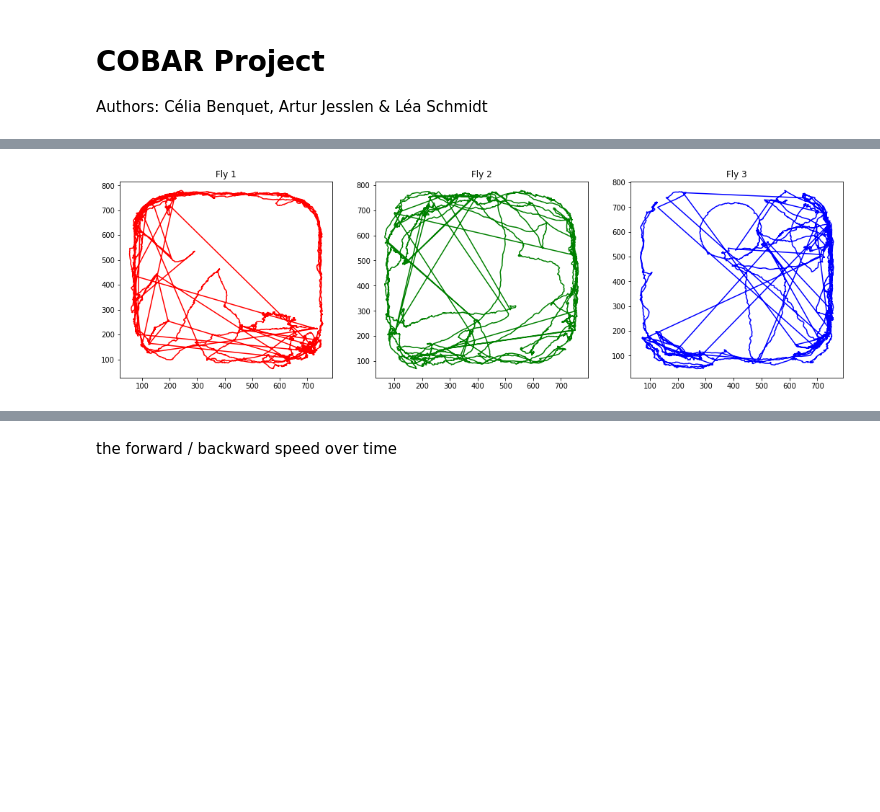
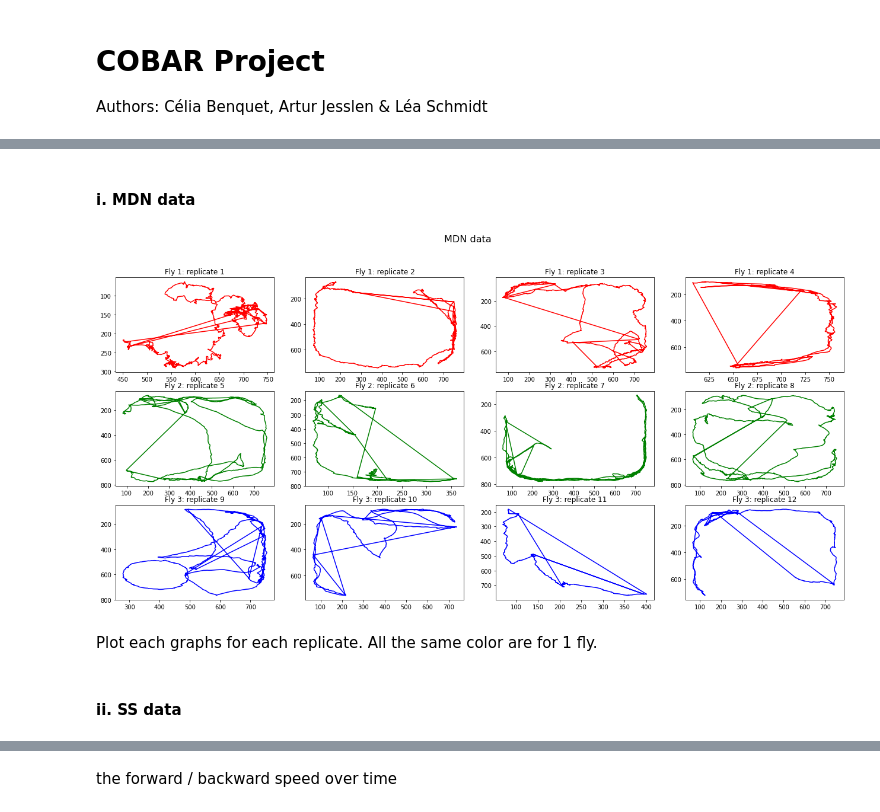
Before and after one commit to Arturjssln/CobarProject, a Jupyter notebook: COBAR_Project_Q1.ipynb, the cells around one changed output, grey strips where cells are left out. Drawn from its saved outputs; the diff is of its cells as text; code cells hidden in the pictures; blank space fills up the shorter version.

```diff
--- a/COBAR_Project_Q1.ipynb
+++ b/COBAR_Project_Q1.ipynb
@@ -86,19 +107,52 @@ plt.plot(centerx_MDN_2, centery_MDN_2, color= 'b', label='All flies')
-# %%
-plt.figure(figsize=(18, 5))
-
-plt.subplot(131)
-plt.plot(centerx_MDN_0, centery_MDN_0, color= 'r', label='Fly 1')
-plt.title('Fly 1')
-
-plt.subplot(132)
-plt.plot(centerx_MDN_1, centery_MDN_1, color= 'g', label='Fly 2')
-plt.title('Fly 2')
-
-plt.subplot(133)
-plt.plot(centerx_MDN_2, centery_MDN_2, color= 'b', label='Fly 3')
-plt.title('Fly 3')
-plt.plot
-
-plt.show()
-# %% [output]
-[figure, removed]
+# %%
+def calculate_position(num_replicate, replicate_name):
+    replicate = replicate_name
+    centerx = replicate[num_replicate]['center','posx']
+    centery = replicate[num_replicate]['center','posy']
+
+    final_position = [centerx , centery]
+    return final_position
+# %%
+def calculate_position_fly(num_replicate, replicate_name):
+    replicate = replicate_name
+    center1 = calculate_position(num_replicate, replicate_name)
+    center2 = calculate_position(num_replicate+1, replicate_name)
+    center3 = calculate_position(num_replicate+2, replicate_name)
+    center4 = calculate_position(num_replicate+3, replicate_name)
+
+    final_position = [center1 , center2, center3, center4]
+    return final_position
+# %% [markdown]
+#### i. MDN data
+# %%
+center_MDN_1 = calculate_position_fly(0, replicate_MDN)
+center_MDN_2 = calculate_position_fly(4, replicate_MDN)
+center_MDN_3 = calculate_position_fly(8, replicate_MDN)
+# %%
+plt.figure(figsize=(22, 10))
+plt.suptitle('MDN data', fontsize=16)
+
+for i in range(1,5):
+    plt.subplot(3,4,i)
+    plt.gca().invert_yaxis()
+    plt.plot(center_MDN_1[i-1][0], center_MDN_1[i-1][1], color= 'r')
+    plt.title('Fly 1: replicate ' + str(i))
+
+for i in range(1,5):
+    plt.subplot(3,4,i + 4)
+    plt.gca().invert_yaxis()
+    plt.plot(center_MDN_2[i-1][0], center_MDN_2[i-1][1], color= 'g')
+    plt.title('Fly 2: replicate ' + str(i+4))
+
+for i in range(1,5):
+    plt.subplot(3,4,i + 8)
+    plt.gca().invert_yaxis()
+    plt.plot(center_MDN_3[i-1][0], center_MDN_3[i-1][1], color= 'b')
+    plt.title('Fly 3: replicate ' + str(i+8))
+# %% [output]
+[figure, added]
+# %% [markdown]
+Plot each graphs for each replicate.
+All the same color are for 1 fly.
+# %% [markdown]
+#### ii. SS data
```
Also changed, not shown: parts of 23 cells of this notebook.
